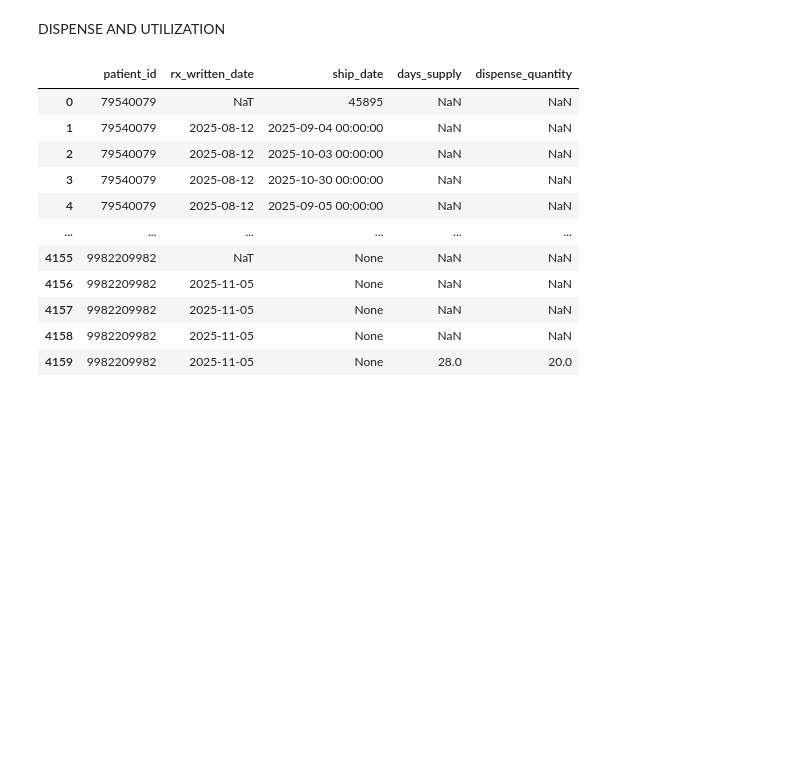
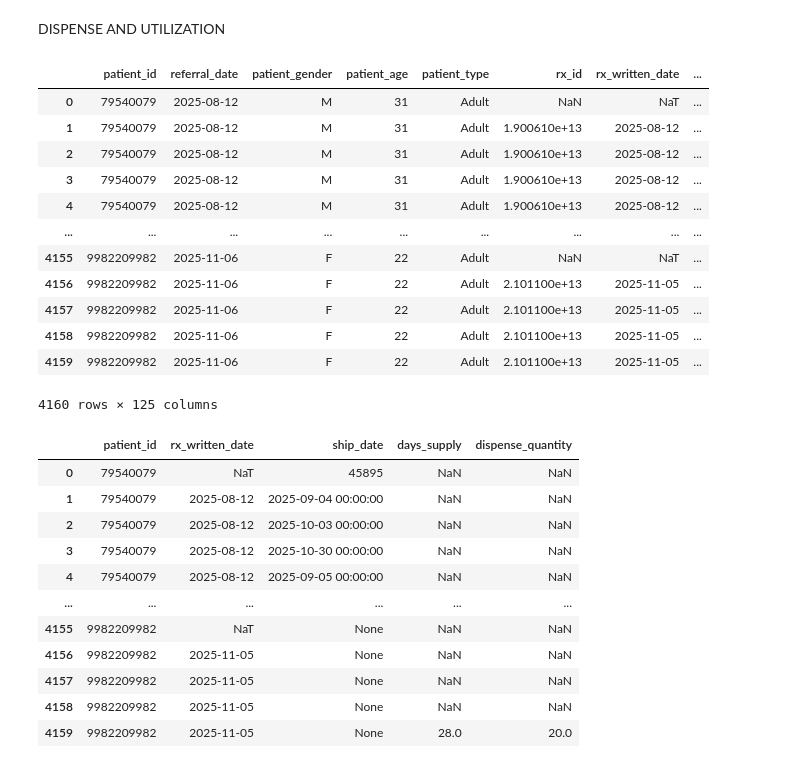
Before and after one commit to Sneh-ProcDNA/Data_Stitching, a Jupyter notebook: src/modules/data_stitching.ipynb, the cells around one changed output. Cells and saved outputs as stored; diff of their text form; code cells hidden in the pictures; blank space fills up the shorter version.

```diff
--- a/src/modules/data_stitching.ipynb
+++ b/src/modules/data_stitching.ipynb
@@ -415,5 +417,20 @@ sp_core_df
 # %% [markdown]
 DISPENSE AND UTILIZATION
 # %%
-sp_df = pd.read_sql(sp_query, engine)
+sp_dispense_df = pd.read_sql(sp_query, engine)
+sp_dispense_df
+# %% [output]
+|  | patient_id | referral_date | patient_gender | patient_age | patient_type | rx_id | rx_written_date | ... |
+| 0 | 79540079 | 2025-08-12 | M | 31 | Adult | NaN | NaT | ... |
+| 1 | 79540079 | 2025-08-12 | M | 31 | Adult | 1.900610e+13 | 2025-08-12 | ... |
+| 2 | 79540079 | 2025-08-12 | M | 31 | Adult | 1.900610e+13 | 2025-08-12 | ... |
+| 3 | 79540079 | 2025-08-12 | M | 31 | Adult | 1.900610e+13 | 2025-08-12 | ... |
+| 4 | 79540079 | 2025-08-12 | M | 31 | Adult | 1.900610e+13 | 2025-08-12 | ... |
+| ... | ... | ... | ... | ... | ... | ... | ... | ... |
+| 4155 | 9982209982 | 2025-11-06 | F | 22 | Adult | NaN | NaT | ... |
+| 4156 | 9982209982 | 2025-11-06 | F | 22 | Adult | 2.101100e+13 | 2025-11-05 | ... |
+| 4157 | 9982209982 | 2025-11-06 | F | 22 | Adult | 2.101100e+13 | 2025-11-05 | ... |
+| 4158 | 9982209982 | 2025-11-06 | F | 22 | Adult | 2.101100e+13 | 2025-11-05 | ... |
+| 4159 | 9982209982 | 2025-11-06 | F | 22 | Adult | 2.101100e+13 | 2025-11-05 | ... |
+4160 rows × 125 columns
 # %%
```
Also changed, not shown: parts of 39 cells of this notebook.
